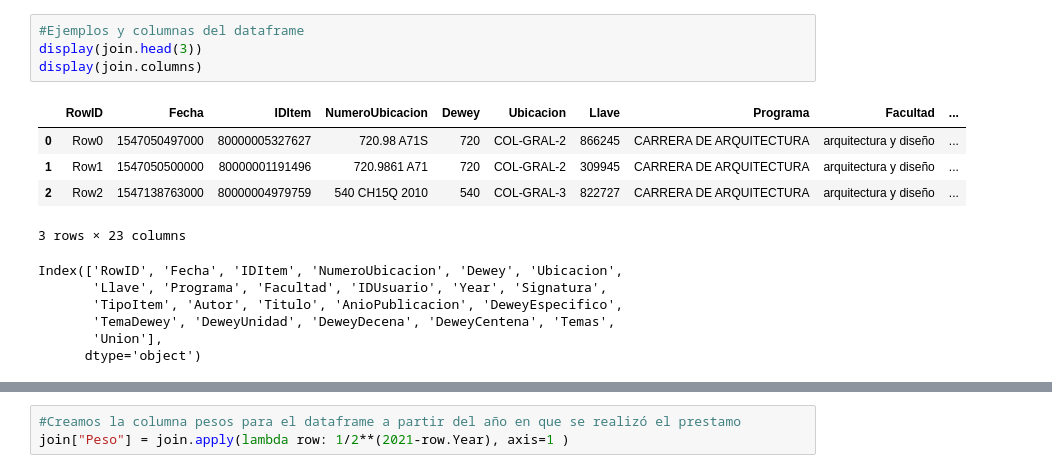
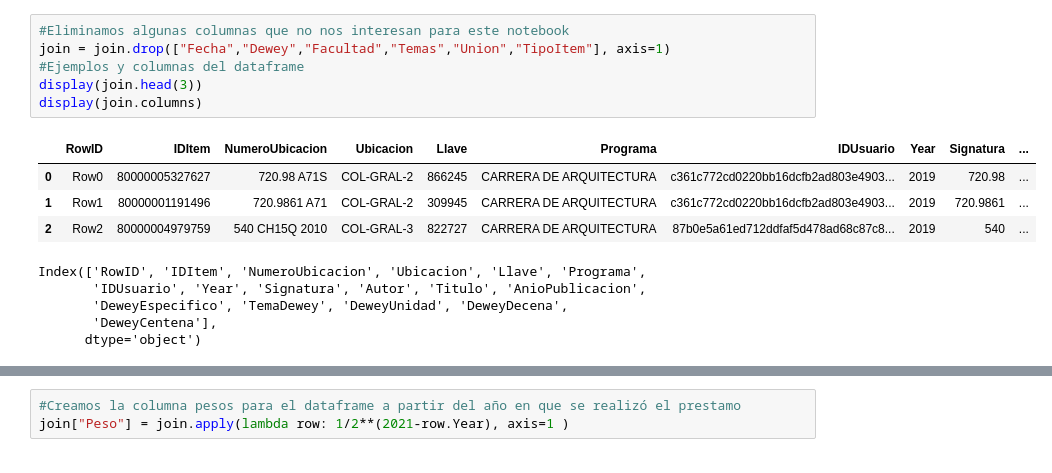
Before and after one commit to Johan-Ortegon-1/uaque, a Jupyter notebook: V2_Clustering_+_Recomendations/ClusteringYRecomendacionesDifusas.ipynb, the cells around one changed output, grey strips where cells are left out. Cells and saved outputs as stored; diff of their text form.

```diff
--- a/V2_Clustering_+_Recomendations/ClusteringYRecomendacionesDifusas.ipynb
+++ b/V2_Clustering_+_Recomendations/ClusteringYRecomendacionesDifusas.ipynb
@@ -22,16 +16,16 @@ Index(['RowID', 'Fecha', 'IDItem', 'NumeroUbicacion', 'Dewey', 'Ubicacion',
 # %%
+#Eliminamos algunas columnas que no nos interesan para este notebook
+join = join.drop(["Fecha","Dewey","Facultad","Temas","Union","TipoItem"], axis=1)
 #Ejemplos y columnas del dataframe
 display(join.head(3))
 display(join.columns)
 # %% [output]
-|  | RowID | Fecha | IDItem | NumeroUbicacion | Dewey | Ubicacion | Llave | Programa | Facultad | ... |
-| 0 | Row0 | 1547050497000 | 80000005327627 | 720.98 A71S | 720 | COL-GRAL-2 | 866245 | CARRERA DE ARQUITECTURA | arquitectura y diseño | ... |
-| 1 | Row1 | 1547050500000 | 80000001191496 | 720.9861 A71 | 720 | COL-GRAL-2 | 309945 | CARRERA DE ARQUITECTURA | arquitectura y diseño | ... |
-| 2 | Row2 | 1547138763000 | 80000004979759 | 540 CH15Q 2010 | 540 | COL-GRAL-3 | 822727 | CARRERA DE ARQUITECTURA | arquitectura y diseño | ... |
+|  | RowID | IDItem | NumeroUbicacion | Ubicacion | Llave | Programa | IDUsuario | Year | Signatura | ... |
+| 0 | Row0 | 80000005327627 | 720.98 A71S | COL-GRAL-2 | 866245 | CARRERA DE ARQUITECTURA | c361c772cd0220bb16dcfb2ad803e4903... | 2019 | 720.98 | ... |
+| 1 | Row1 | 80000001191496 | 720.9861 A71 | COL-GRAL-2 | 309945 | CARRERA DE ARQUITECTURA | c361c772cd0220bb16dcfb2ad803e4903... | 2019 | 720.9861 | ... |
+| 2 | Row2 | 80000004979759 | 540 CH15Q 2010 | COL-GRAL-3 | 822727 | CARRERA DE ARQUITECTURA | 87b0e5a61ed712ddfaf5d478ad68c87c8... | 2019 | 540 | ... |
-3 rows × 23 columns
+Index(['RowID', 'IDItem', 'NumeroUbicacion', 'Ubicacion', 'Llave', 'Programa',
+       'IDUsuario', 'Year', 'Signatura', 'Autor', 'Titulo', 'AnioPublicacion',
+       'DeweyEspecifico', 'TemaDewey', 'DeweyUnidad', 'DeweyDecena',
+       'DeweyCentena'],
+      dtype='object')
-Index(['RowID', 'Fecha', 'IDItem', 'NumeroUbicacion', 'Dewey', 'Ubicacion',
-       'Llave', 'Programa', 'Facultad', 'IDUsuario', 'Year', 'Signatura',
-       'TipoItem', 'Autor', 'Titulo', 'AnioPublicacion', 'DeweyEspecifico',
-       'TemaDewey', 'DeweyUnidad', 'DeweyDecena', 'DeweyCentena', 'Temas',
-       'Union'],
-      dtype='object')
```
Also changed, not shown: parts of 31 cells of this notebook.
